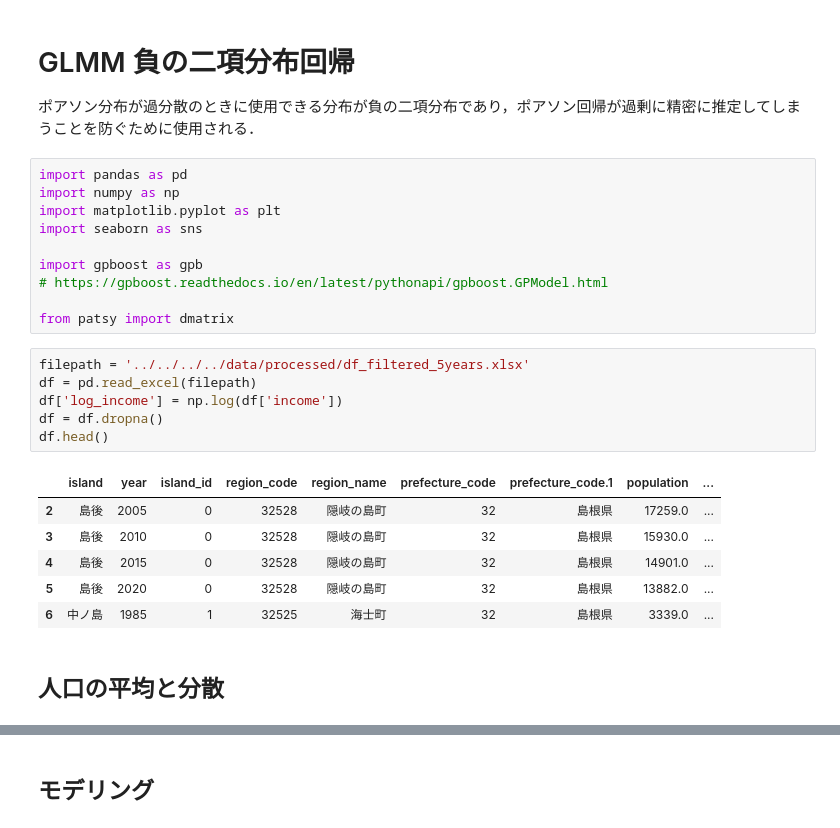
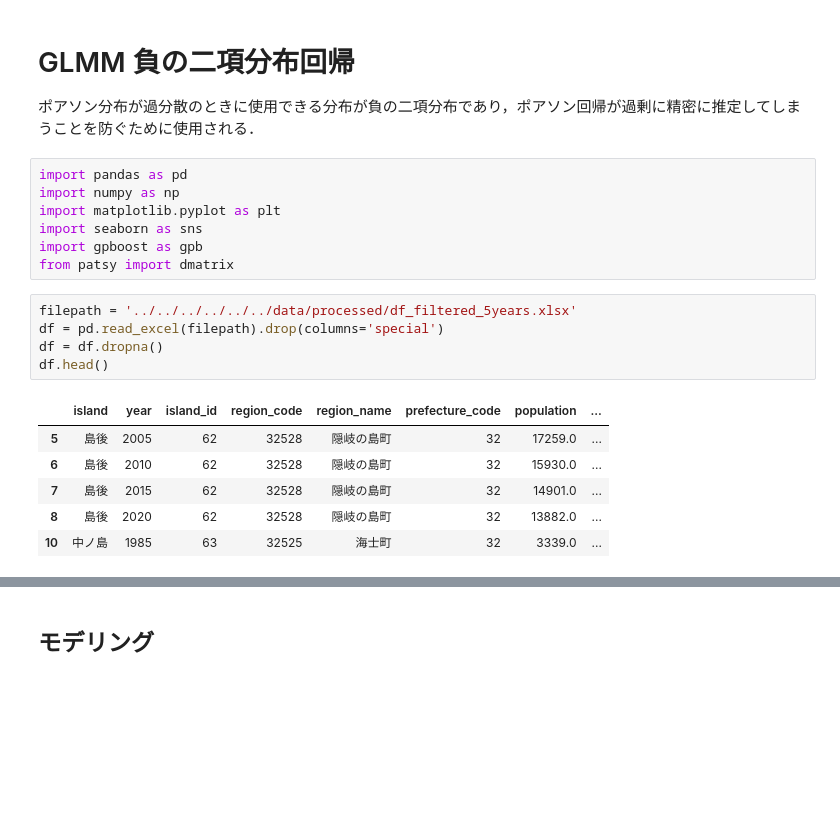
Before and after one commit to Keisei-Akiya/bridge-straw-effects, a Jupyter notebook: src/analysis/5years/frequency/negative_binomial/glmm/glmm_simple.ipynb, the cells around one changed output, grey strips where cells are left out. Cells and saved outputs as stored; diff of their text form; blank space fills up the shorter version.

```diff
--- a/src/analysis/5years/frequency/negative_binomial/glmm_negative_binomial.ipynb
+++ b/src/analysis/5years/frequency/negative_binomial/glmm/glmm_simple.ipynb
@@ -7,23 +7,17 @@ import pandas as pd
 import numpy as np
 import matplotlib.pyplot as plt
 import seaborn as sns
-
 import gpboost as gpb
-# https://gpboost.readthedocs.io/en/latest/pythonapi/gpboost.GPModel.html
-
 from patsy import dmatrix
 # %%
-filepath = '../../../../data/processed/df_filtered_5years.xlsx'
-df = pd.read_excel(filepath)
-df['log_income'] = np.log(df['income'])
+filepath = '../../../../../../data/processed/df_filtered_5years.xlsx'
+df = pd.read_excel(filepath).drop(columns='special')
 df = df.dropna()
 df.head()
 # %% [output]
-|  | island | year | island_id | region_code | region_name | prefecture_code | prefecture_code.1 | population | ... |
-| 2 | 島後 | 2005 | 0 | 32528 | 隠岐の島町 | 32 | 島根県 | 17259.0 | ... |
-| 3 | 島後 | 2010 | 0 | 32528 | 隠岐の島町 | 32 | 島根県 | 15930.0 | ... |
-| 4 | 島後 | 2015 | 0 | 32528 | 隠岐の島町 | 32 | 島根県 | 14901.0 | ... |
-| 5 | 島後 | 2020 | 0 | 32528 | 隠岐の島町 | 32 | 島根県 | 13882.0 | ... |
-| 6 | 中ノ島 | 1985 | 1 | 32525 | 海士町 | 32 | 島根県 | 3339.0 | ... |
+|  | island | year | island_id | region_code | region_name | prefecture_code | population | ... |
+| 5 | 島後 | 2005 | 62 | 32528 | 隠岐の島町 | 32 | 17259.0 | ... |
+| 6 | 島後 | 2010 | 62 | 32528 | 隠岐の島町 | 32 | 15930.0 | ... |
+| 7 | 島後 | 2015 | 62 | 32528 | 隠岐の島町 | 32 | 14901.0 | ... |
+| 8 | 島後 | 2020 | 62 | 32528 | 隠岐の島町 | 32 | 13882.0 | ... |
+| 10 | 中ノ島 | 1985 | 63 | 32525 | 海士町 | 32 | 3339.0 | ... |
-# %% [markdown]
-## 人口の平均と分散
```
Also changed, not shown: parts of 6 cells of this notebook, 3 other files.
